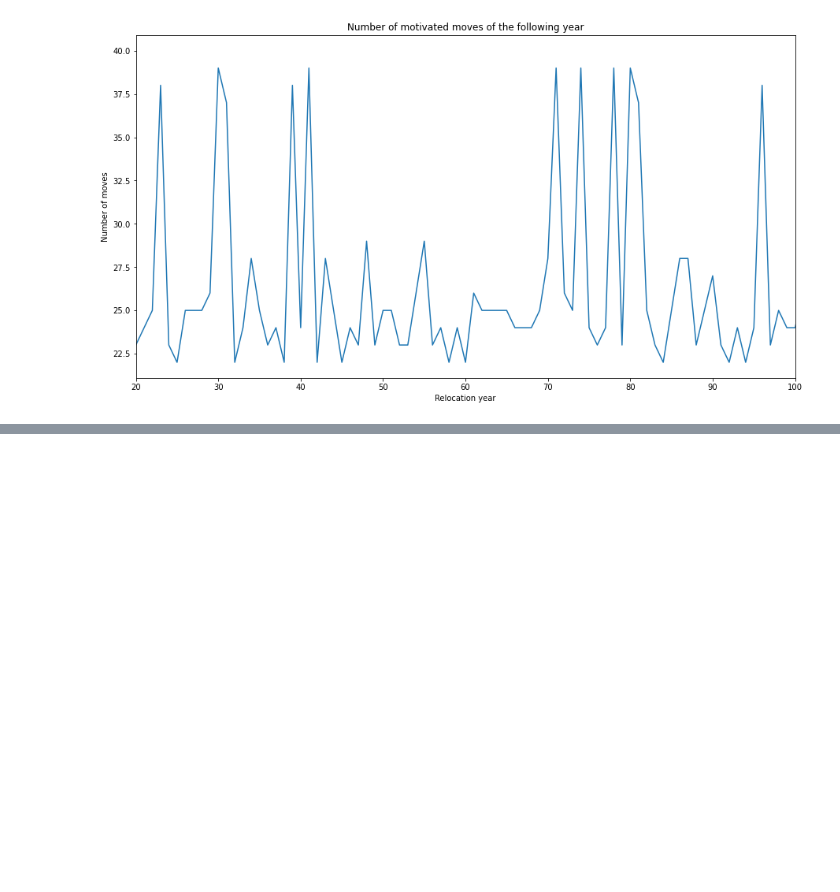
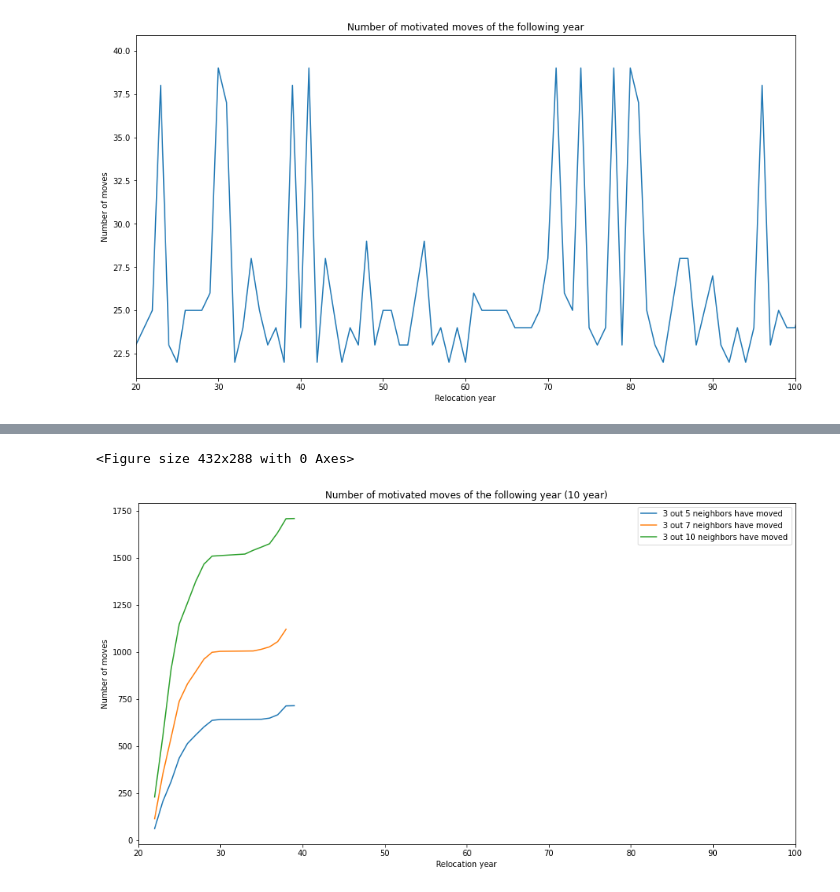
Before and after one commit to yzhou364/GameTheoryFloodReloc, a Jupyter notebook: Netlogo/Jan2021_NB_result/Plot.ipynb, the cells around one changed output, grey strips where cells are left out. Cells and saved outputs as stored; diff of their text form; code cells hidden in the pictures; blank space fills up the shorter version.

```diff
--- a/Netlogo/Jan2021_NB_result/Plot.ipynb
+++ b/Netlogo/Jan2021_NB_result/Plot.ipynb
@@ -68,0 +173,20 @@ Name: mot_year, dtype: int64
+# %%
+df1_nb = pd.read_csv('10_No_NB.csv')
+df11_nb = pd.read_csv('10_3of5_NB.csv')
+df12_nb = pd.read_csv('10_3of7_NB.csv')
+df13_nb = pd.read_csv('10_3of10_NB.csv')
+# %%
+index_name = df11_nb[(df11_nb['normal_inf?'] == False) & (df11_nb['poor_inf?'] == False)].index
+df11_nb.drop(index_name, inplace = True)
+
+index_name = df12_nb[(df12_nb['normal_inf?'] == False) & (df12_nb['poor_inf?'] == False)].index
+df12_nb.drop(index_name, inplace = True)
+
+index_name = df13_nb[(df13_nb['normal_inf?'] == False) & (df13_nb['poor_inf?'] == False)].index
+df13_nb.drop(index_name, inplace = True)
+# %%
+df1_count_nb = df1.mot_year.value_counts().sort_index()
+df11_count_nb = df11_nb.mot_year.value_counts().sort_index()
+df12_count_nb = df12_nb.mot_year.value_counts().sort_index()
+df13_count_nb = df13_nb.mot_year.value_counts().sort_index()
+df13_count_nb
@@ -68,0 +211,22 @@ Name: mot_year, dtype: int64
+# %%
+# clear current figure
+plt.clf()
+fig = figure(figsize=(15, 8))
+plt.title('Number of motivated moves of the following year (10 year)')
+
+# df1_count_nb.cumsum().plot()
+df11_count_nb.cumsum().plot()
+df12_count_nb.cumsum().plot()
+df13_count_nb.cumsum().plot()
+
+plt.xlim([20,100])
+
+plt.ylabel('Number of moves')
+plt.xlabel('Relocation year')
+
+plt.legend(labels=['3 out 5 neighbors have moved','3 out 7 neighbors have moved','3 out 10 neighbors have moved'])
+
+plt.show()
+# %% [output]
+<Figure size 432x288 with 0 Axes>
+[figure, added]
```
Also changed, not shown: parts of 28 cells of this notebook, 8 other files.
